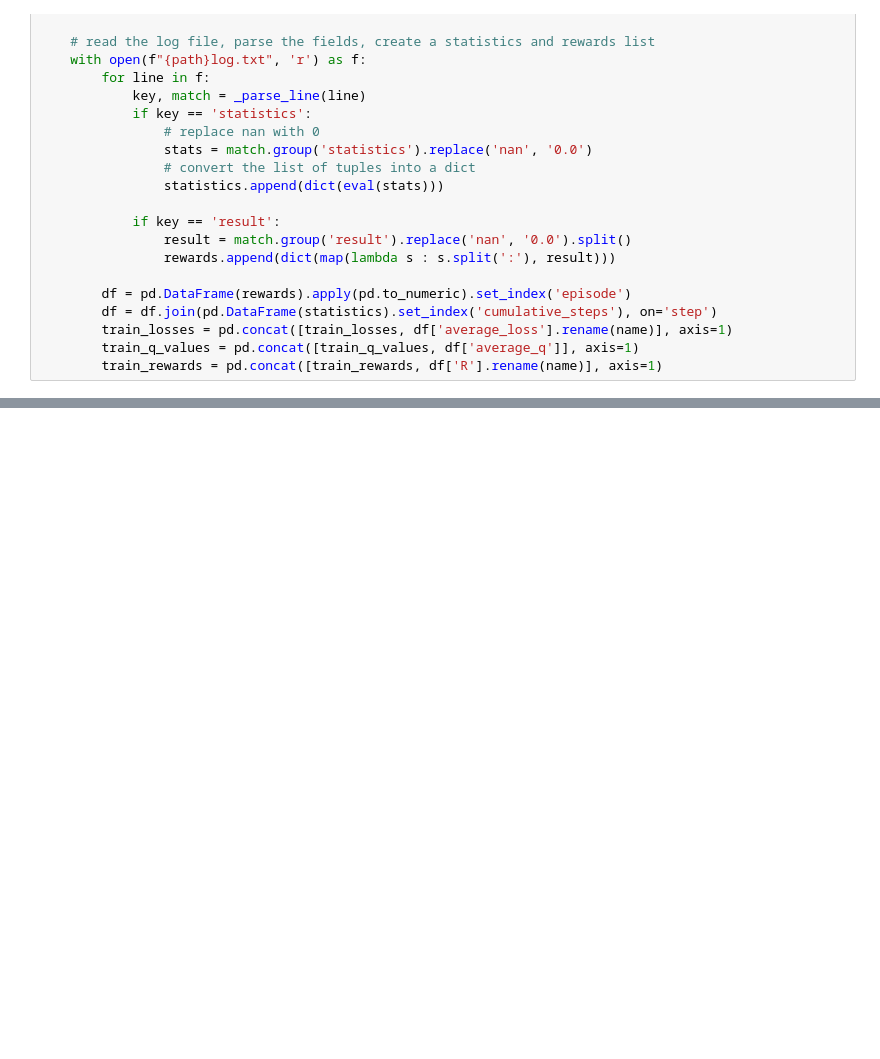
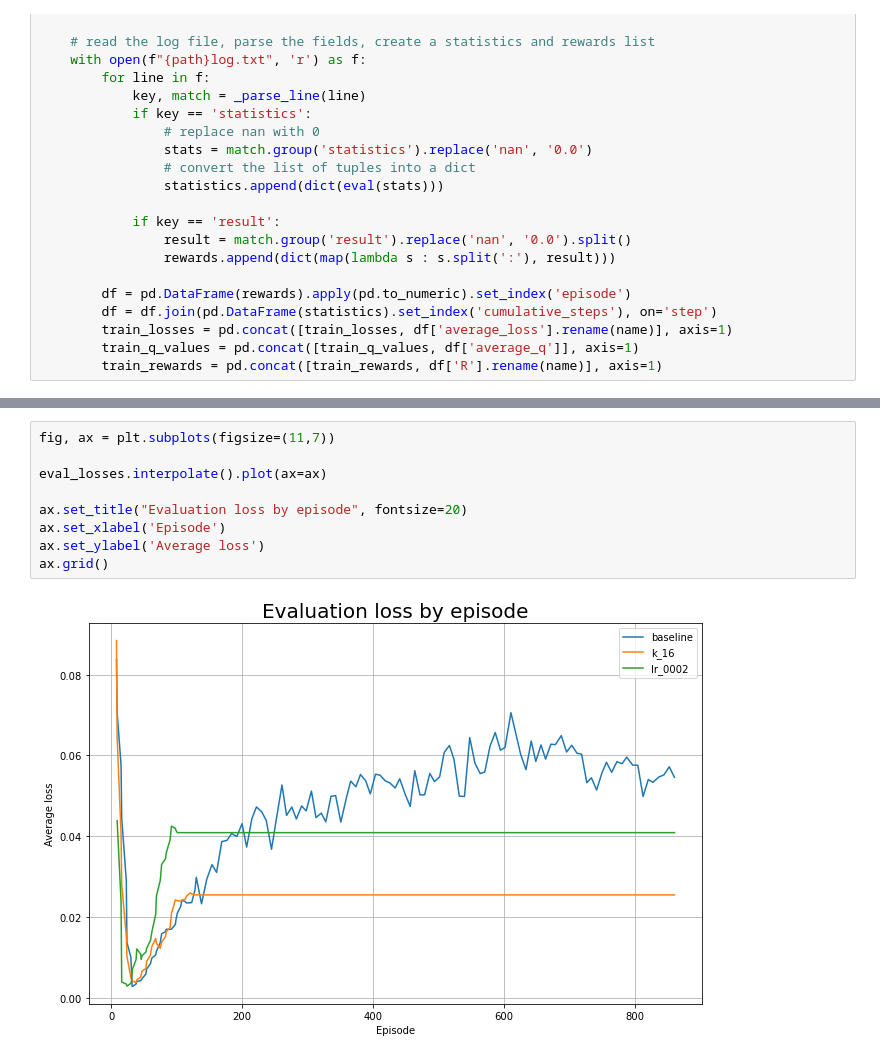
Before and after one commit to NiftyNico/DiamondsInTheRough, a Jupyter notebook: log_parser/20201201_sm_multiexperiments.ipynb, the cells around one changed output, grey strips where cells are left out. Cells and saved outputs as stored; diff of their text form; blank space fills up the shorter version.

```diff
--- a/log_parser/20201201_sm_multiexperiments.ipynb
+++ b/log_parser/20201201_sm_multiexperiments.ipynb
@@ -126 +91,12 @@ Name: e_mean, dtype: float64
+# %%
+fig, ax = plt.subplots(figsize=(11,7))
+
+eval_losses.interpolate().plot(ax=ax)
+
+ax.set_title("Evaluation loss by episode", fontsize=20)
+ax.set_xlabel('Episode')
+ax.set_ylabel('Average loss')
+ax.grid()
+# %% [output]
+[figure, added]
 # %%
```
Also changed, not shown: parts of 12 cells of this notebook.
